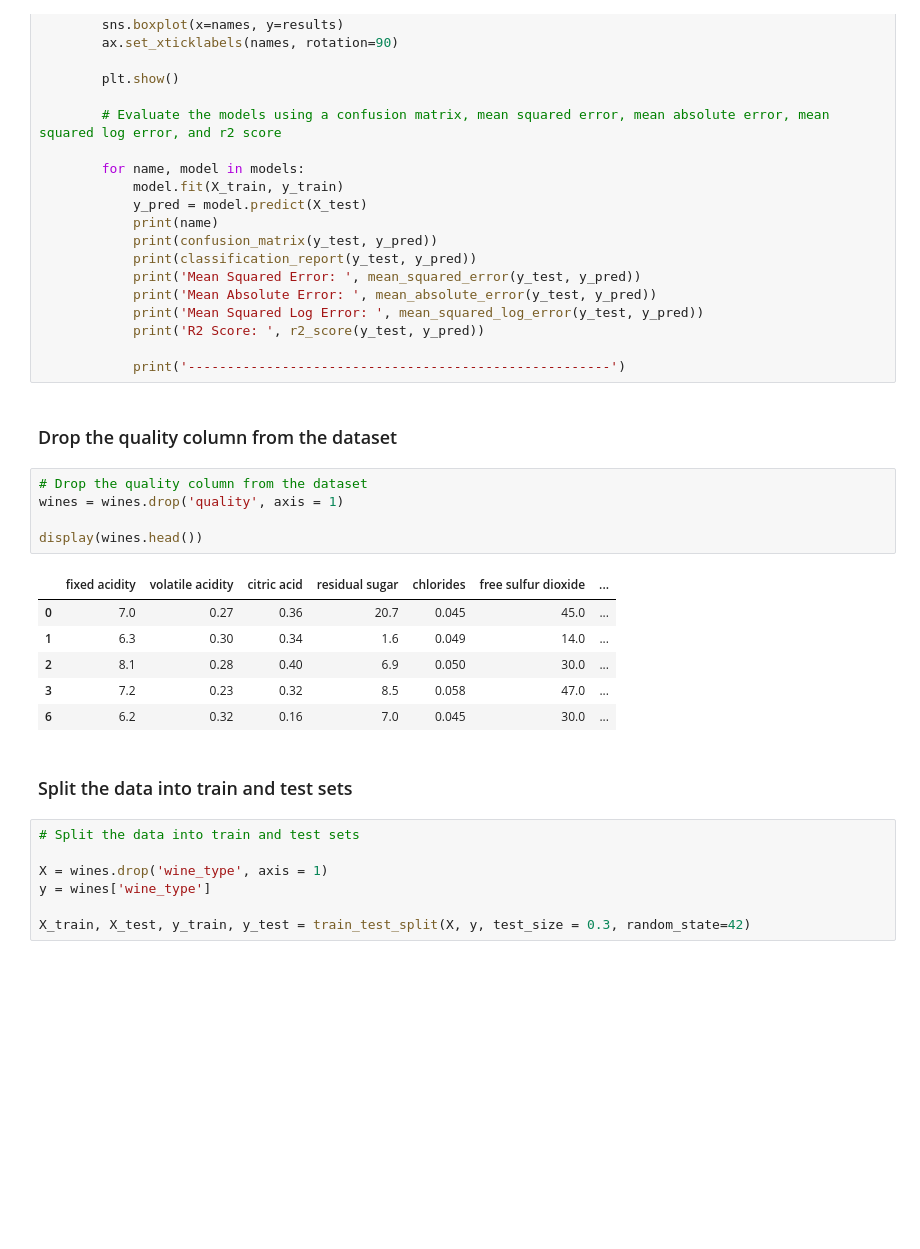
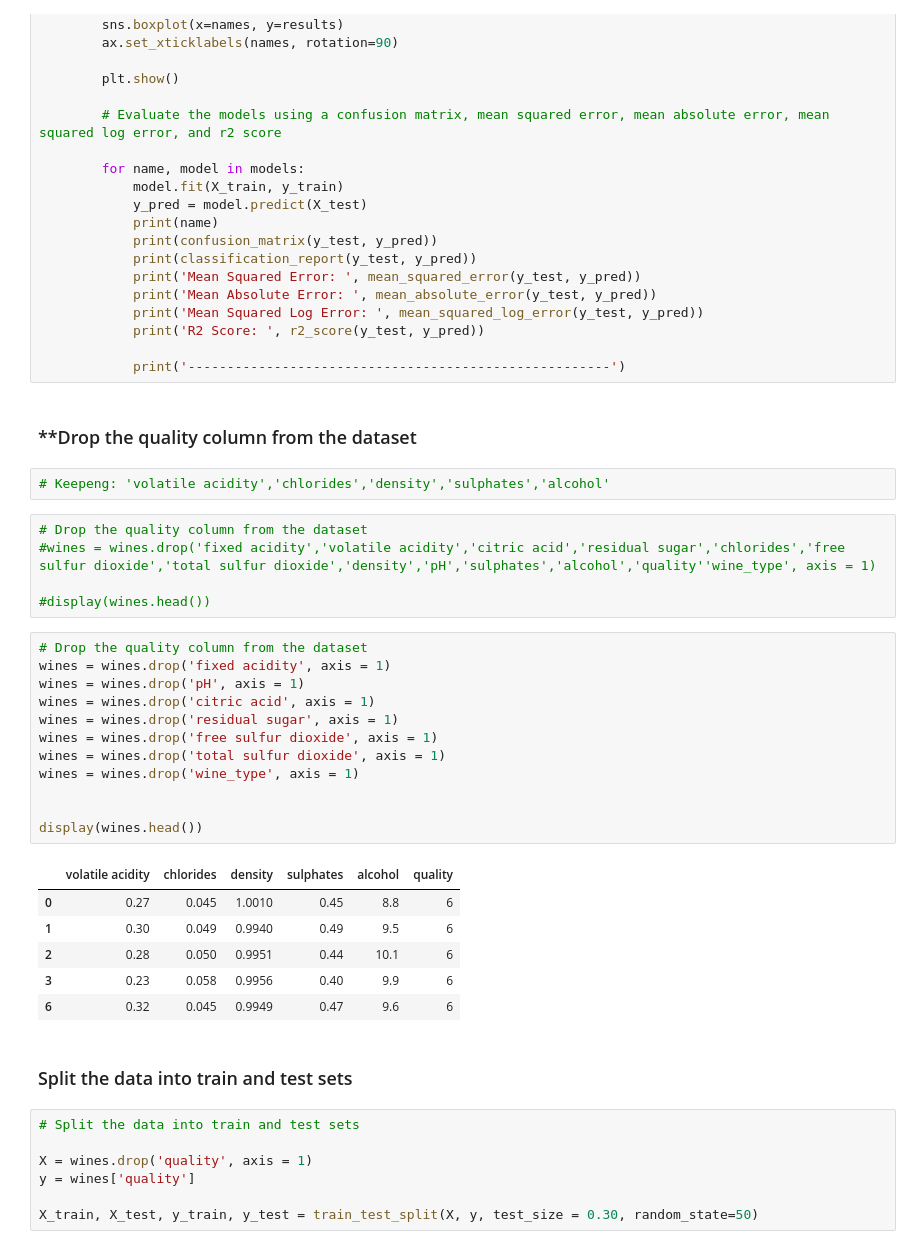
Before and after one commit to sfdatade/blueberry_winerys_project_ML, a Jupyter notebook: ML_wines_presentation.ipynb, the cells around one changed output. Cells and saved outputs as stored; diff of their text form; blank space fills up the shorter version.

```diff
--- a/ML_wines_presentation.ipynb
+++ b/ML_wines_presentation.ipynb
@@ -310,28 +310,42 @@ def predict_wine_type(X_train, X_test, y_train, y_test):
 
             print('------------------------------------------------------')
 # %% [markdown]
-### Drop the quality column from the dataset
+### **Drop the quality column from the dataset
+# %%
+# Keepeng: 'volatile acidity','chlorides','density','sulphates','alcohol'
 # %%
 # Drop the quality column from the dataset
-wines = wines.drop('quality', axis = 1)
+#wines = wines.drop('fixed acidity','volatile acidity','citric acid','residual sugar','chlorides','free sulfur dioxide','total sulfur dioxide','density','pH','sulphates','alcohol','quality''wine_type', axis = 1)
 
-display(wines.head())
+#display(wines.head())
-# %% [output]
-|  | fixed acidity | volatile acidity | citric acid | residual sugar | chlorides | free sulfur dioxide | ... |
-| 0 | 7.0 | 0.27 | 0.36 | 20.7 | 0.045 | 45.0 | ... |
-| 1 | 6.3 | 0.30 | 0.34 | 1.6 | 0.049 | 14.0 | ... |
-| 2 | 8.1 | 0.28 | 0.40 | 6.9 | 0.050 | 30.0 | ... |
-| 3 | 7.2 | 0.23 | 0.32 | 8.5 | 0.058 | 47.0 | ... |
-| 6 | 6.2 | 0.32 | 0.16 | 7.0 | 0.045 | 30.0 | ... |
+# %%
+# Drop the quality column from the dataset
+wines = wines.drop('fixed acidity', axis = 1)
+wines = wines.drop('pH', axis = 1)
+wines = wines.drop('citric acid', axis = 1)
+wines = wines.drop('residual sugar', axis = 1)
+wines = wines.drop('free sulfur dioxide', axis = 1)
+wines = wines.drop('total sulfur dioxide', axis = 1)
+wines = wines.drop('wine_type', axis = 1)
+
+
+display(wines.head())
+# %% [output]
+|  | volatile acidity | chlorides | density | sulphates | alcohol | quality |
+| 0 | 0.27 | 0.045 | 1.0010 | 0.45 | 8.8 | 6 |
+| 1 | 0.30 | 0.049 | 0.9940 | 0.49 | 9.5 | 6 |
+| 2 | 0.28 | 0.050 | 0.9951 | 0.44 | 10.1 | 6 |
+| 3 | 0.23 | 0.058 | 0.9956 | 0.40 | 9.9 | 6 |
+| 6 | 0.32 | 0.045 | 0.9949 | 0.47 | 9.6 | 6 |
 # %% [markdown]
 ### Split the data into train and test sets
 # %%
 # Split the data into train and test sets
 
-X = wines.drop('wine_type', axis = 1)
-y = wines['wine_type']
+X = wines.drop('quality', axis = 1)
+y = wines['quality']
 
-X_train, X_test, y_train, y_test = train_test_split(X, y, test_size = 0.3, random_state=42)
+X_train, X_test, y_train, y_test = train_test_split(X, y, test_size = 0.30, random_state=50)
 # %%
 display(X.head())
 display(y.head())
```
Also changed, not shown: parts of 6 cells of this notebook.
